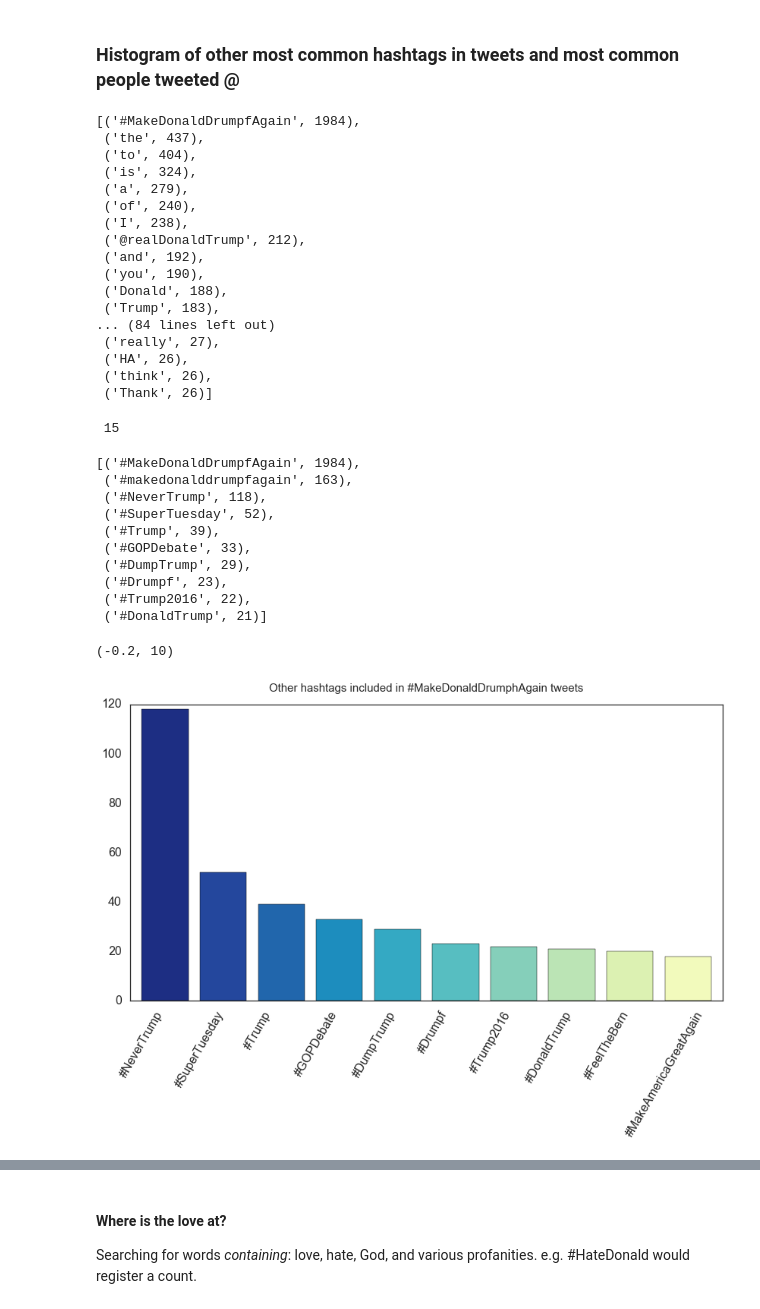
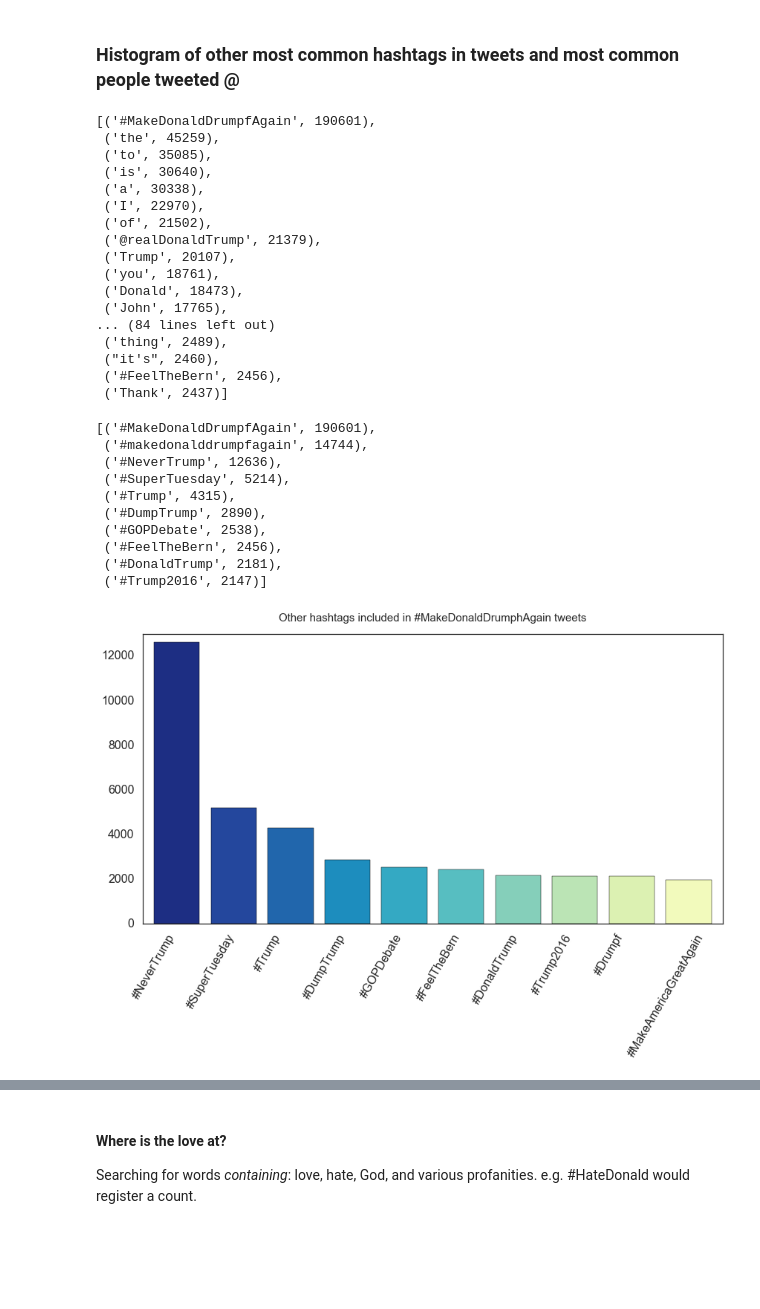
Before and after one commit to agalea91/Donald_Trump_tweet_study_-makedonalddrumpfagain, a Jupyter notebook: drumpf_notebook.ipynb, the cells around one changed output, grey strips where cells are left out. Drawn from its saved outputs; the diff is of its cells as text; code cells hidden in the pictures; blank space fills up the shorter version.

```diff
--- a/drumpf_notebook.ipynb
+++ b/drumpf_notebook.ipynb
@@ -97,7 +97,7 @@ def merge_tweets(file_root, skip=100):
         print('finished importing file:', file)
     return tweets
 # %%
-drumpf_tweets = merge_tweets(file_root='drumpf_tweets\#make', skip=100)
+drumpf_tweets = merge_tweets(file_root='drumpf_tweets\#make', skip=1)
 #drumpf_tweets = merge_tweets(file_root='#makedonalddrumpfagain_2016-02-29')
 # %% [output]
 ['drumpf_tweets\\#makedonalddrumpfagain_2016-02-29.json', 'drumpf_tweets\\#makedonalddrumpfagain_2016-03-01.json', 'drumpf_tweets\\#makedonalddrumpfagain_2016-03-02.json', 'drumpf_tweets\\#makedonaldd ...
@@ -1599,20 +1611,20 @@ for t in original_tweets.keys():
 all_w = sorted_frequency(all_tweet_words)
 all_w[:100]
 # %% [output]
-[('#MakeDonaldDrumpfAgain', 1984),
- ('the', 437),
- ('to', 404),
- ('is', 324),
- ('a', 279),
- ('of', 240),
- ('I', 238),
- ('@realDonaldTrump', 212),
- ('and', 192),
- ('you', 190),
- ('Donald', 188),
- ('Trump', 183),
+[('#MakeDonaldDrumpfAgain', 190601),
+ ('the', 45259),
+ ('to', 35085),
+ ('is', 30640),
+ ('a', 30338),
+ ('I', 22970),
+ ('of', 21502),
+ ('@realDonaldTrump', 21379),
+ ('Trump', 20107),
+ ('you', 18761),
+ ('Donald', 18473),
+ ('John', 17765),
 ... (84 lines left out)
- ('really', 27),
- ('HA', 26),
- ('think', 26),
- ('Thank', 26)]
+ ('thing', 2489),
+ ("it's", 2460),
+ ('#FeelTheBern', 2456),
+ ('Thank', 2437)]
@@ -1642,34 +1639,33 @@ for a, b in all_w:
 
 hash_w[:10]
 # %% [output]
- 15
+[('#MakeDonaldDrumpfAgain', 190601),
+ ('#makedonalddrumpfagain', 14744),
+ ('#NeverTrump', 12636),
+ ('#SuperTuesday', 5214),
+ ('#Trump', 4315),
+ ('#DumpTrump', 2890),
+ ('#GOPDebate', 2538),
+ ('#FeelTheBern', 2456),
+ ('#DonaldTrump', 2181),
+ ('#Trump2016', 2147)]
-[('#MakeDonaldDrumpfAgain', 1984),
- ('#makedonalddrumpfagain', 163),
- ('#NeverTrump', 118),
- ('#SuperTuesday', 52),
- ('#Trump', 39),
- ('#GOPDebate', 33),
- ('#DumpTrump', 29),
- ('#Drumpf', 23),
- ('#Trump2016', 22),
- ('#DonaldTrump', 21)]
 # %%
 data = hash_w[2:12]
 colors = sns.color_palette("YlGnBu", 10)
 
 plt.figure(figsize=(14, 7))
 plt.title('Other hashtags included in #MakeDonaldDrumphAgain tweets', y=1.03, fontsize=15)
 ax = plt.subplot(111)
 y = [a[1] for a in data]
 x = [i for i in range(len(y))]
 ax.bar(x, y, color=colors[::-1])
 ax.set_xticks(x)
 ax.set_xticklabels([a[0] for a in data], rotation=60)
 ax.set_xlim(-0.2, 10)
+ax.set_ylim(0, 13000)
 plt.savefig('figures/top_hashtags.png', bbox_inches='tight', dpi=144)
 # %% [output]
-(-0.2, 10)
-[figure, old version]
+[figure, new version]
 # %%
 user_mention_w = []
 for a, b in all_w:
```
Also changed, not shown: parts of 21 cells of this notebook, 7 other files.
